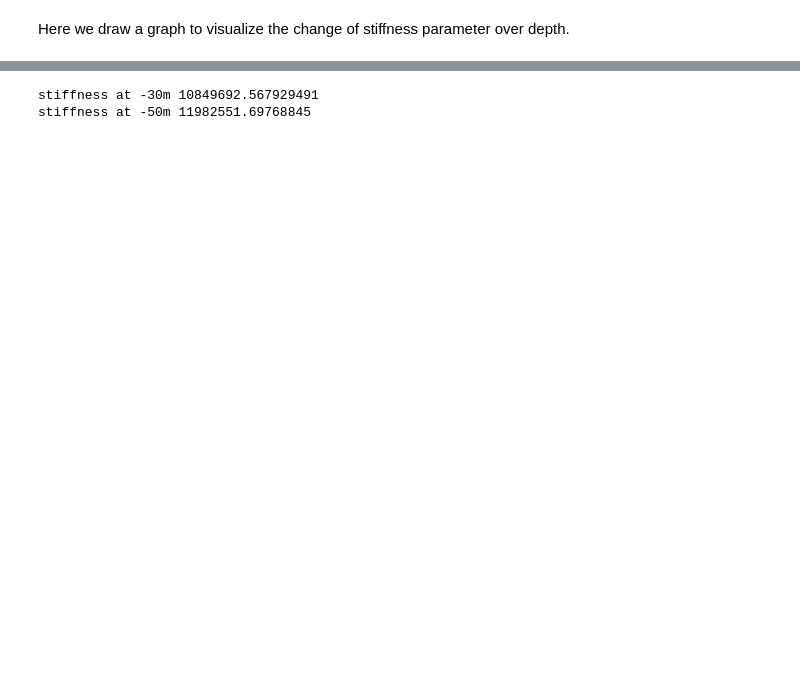
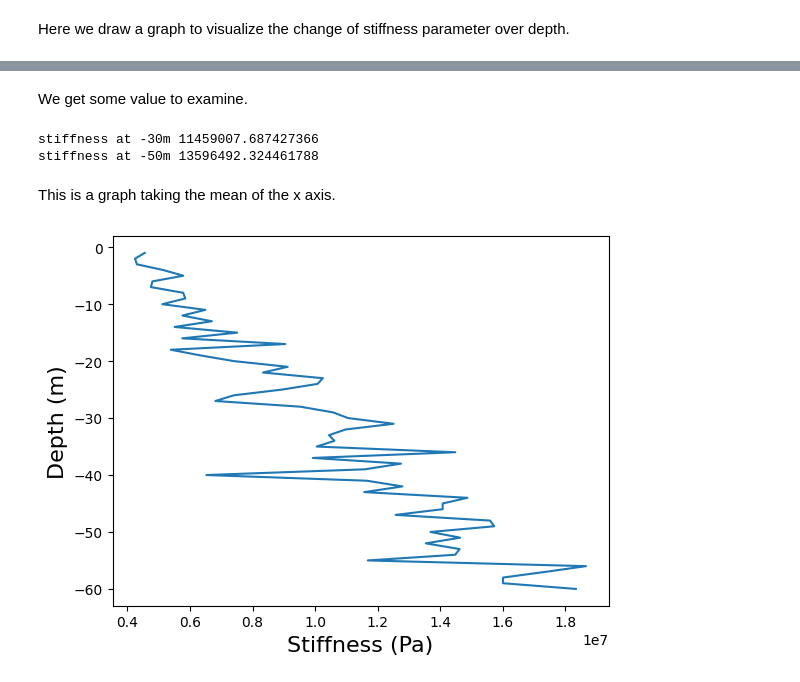
Before and after one commit to glorkcy/ogs-ground-movement-RF, a Jupyter notebook: generate_mesh_2D_cell_RF.ipynb, the cells around one changed output, grey strips where cells are left out. Cells and saved outputs as stored; diff of their text form; code cells hidden in the pictures; blank space fills up the shorter version.

```diff
--- a/generate_mesh_2D_cell_RF.ipynb
+++ b/generate_mesh_2D_cell_RF.ipynb
@@ -187,9 +187,25 @@ plt.show()
+# %% [markdown]
+We get some value to examine.
 # %%
 print ('stiffness at -30m', xpoints[-30])
 print ('stiffness at -50m',xpoints[-50])
+stiffness_with_RF.min()
 # %% [output]
-stiffness at -30m 10849692.567929491
-stiffness at -50m 11982551.69768845
+stiffness at -30m 11459007.687427366
+stiffness at -50m 13596492.324461788
+# %% [markdown]
+This is a graph taking the mean of the x axis.
+# %%
+xpoints = np.mean(stiffness_with_RF, axis=0)   # total_rf  to check detrended RF, stiffness to check trend
+ypoints = np.arange (-depth_of_boundary, 0, 1)
+
+plt.xlabel('Stiffness (Pa)', fontsize=16)
+plt.ylabel('Depth (m)', fontsize=16)
+
+plt.plot(xpoints, ypoints)
+plt.show()
+# %% [output]
+[figure, added]
 # %%
 os.chdir("..")
 # %%
```
Also changed, not shown: parts of 7 cells of this notebook, 2 other files.
